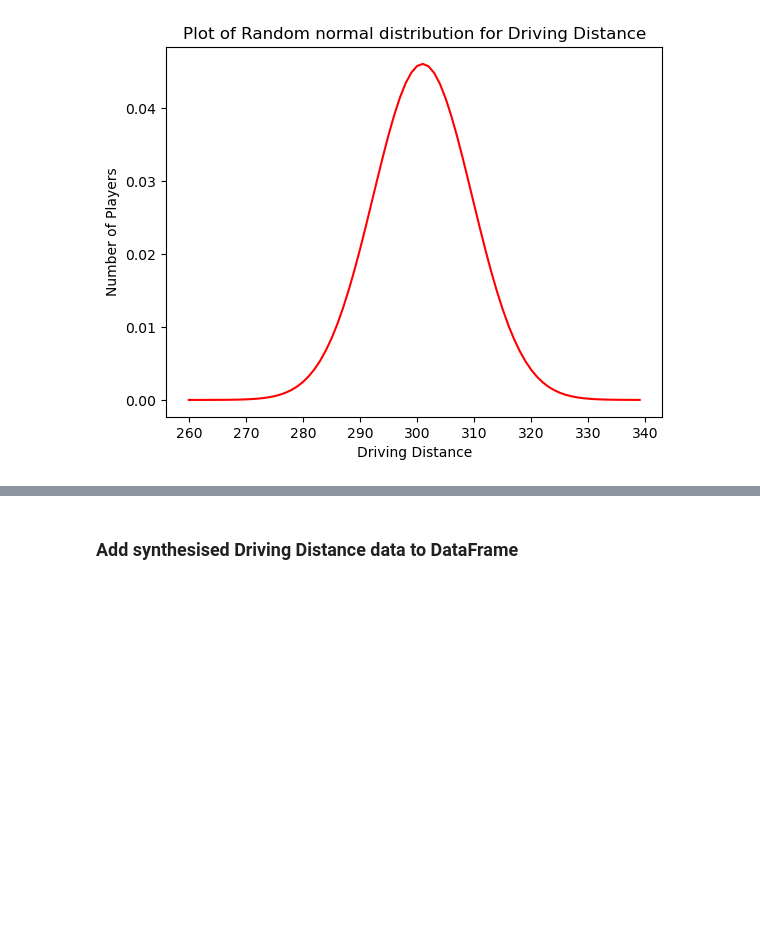
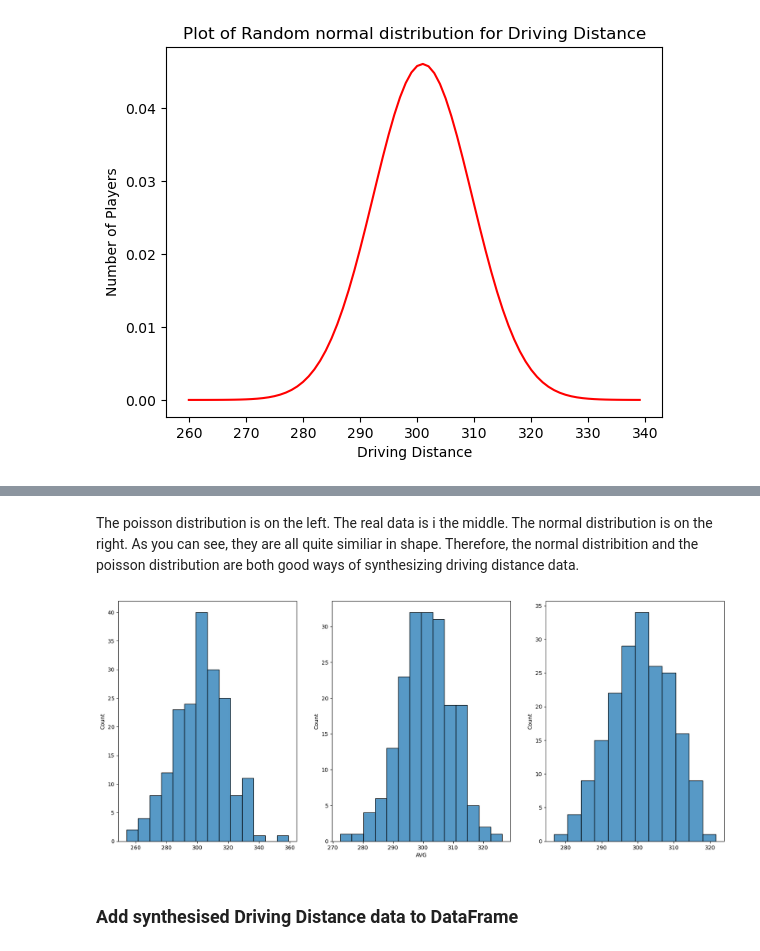
Before and after one commit to mickalleny2k/PfDA_Assignment, a Jupyter notebook: PfDA_Assignment.ipynb, the cells around one changed output, grey strips where cells are left out. Saved outputs shown, nothing was run; the diff lists cells and outputs as text; code cells hidden in the pictures; blank space fills up the shorter version.

```diff
--- a/PfDA_Assignment.ipynb
+++ b/PfDA_Assignment.ipynb
@@ -1526,3 +1537,13 @@ plt.show()
+# %% [markdown]
+The poisson distribution is on the left. The real data is i the middle. The normal distribution is on the right. As you can see, they are all quite similiar in shape. Therefore, the normal distribition and the poisson distribution are both good ways of synthesizing driving distance data.
+# %%
+fig, (ax1, ax2, ax3) = plt.subplots(1,3, figsize=(20,8))
+sns.histplot(p, ax=ax1)
+sns.histplot(y,ax=ax2)
+sns.histplot(s, ax=ax3)
+plt.show()
+# %% [output]
+[figure, added]
 # %% [markdown]
 ### Add synthesised Driving Distance data to DataFrame
 # %%
```
Also changed, not shown: parts of 110 cells of this notebook.
